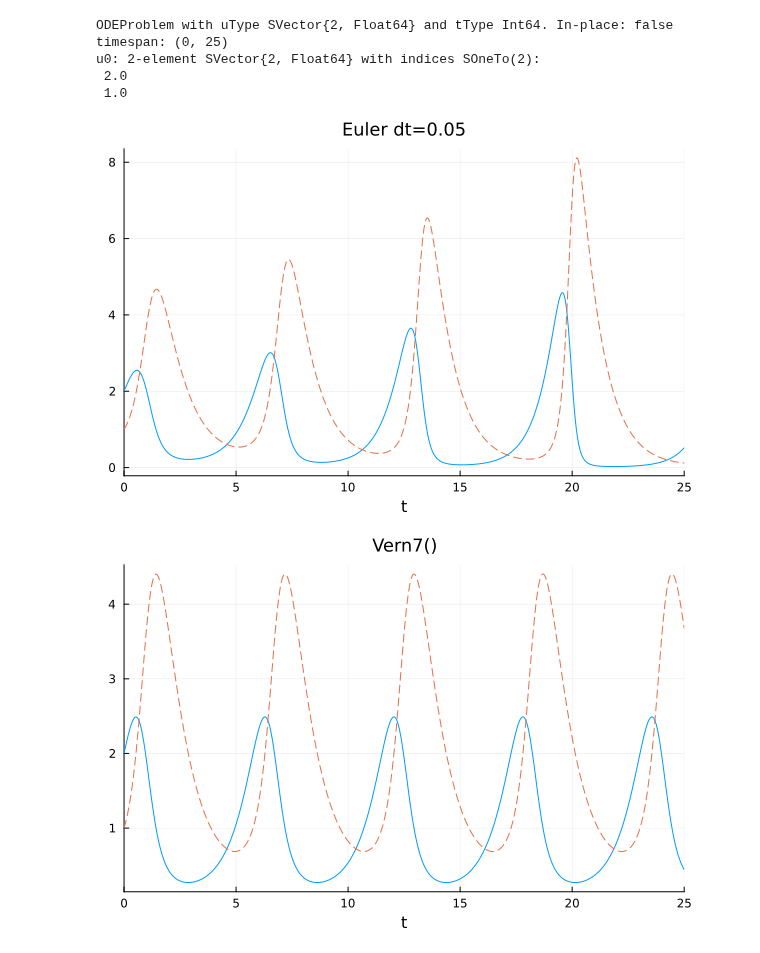
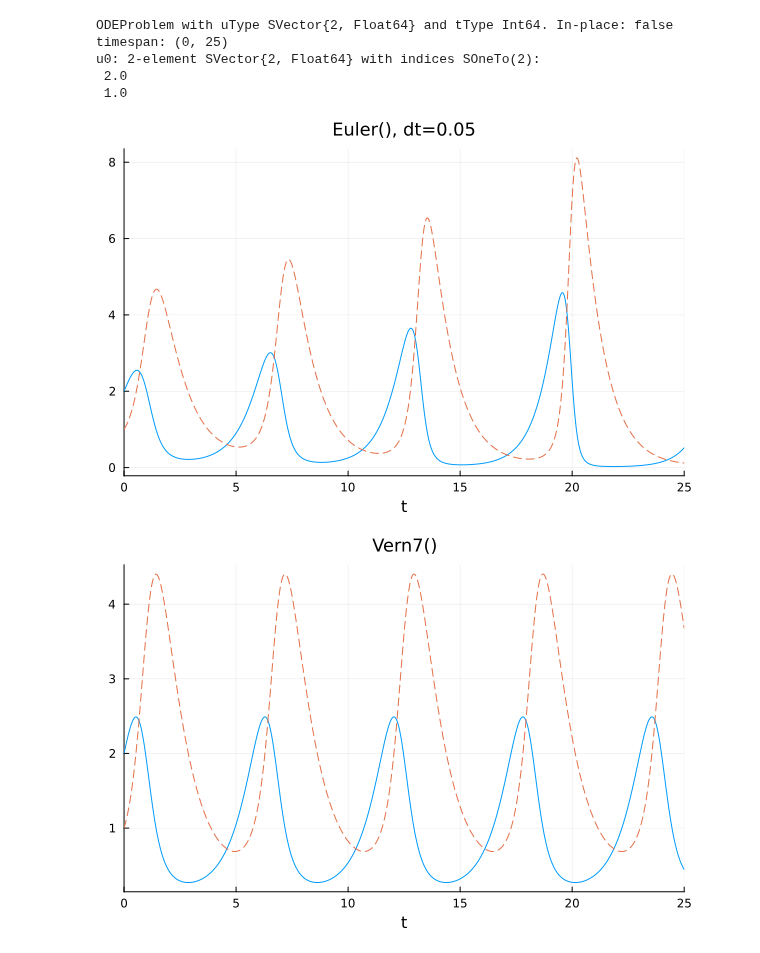
Before and after one commit to genkuroki/public, a Jupyter notebook: 0039/Lotka-Volterra.ipynb, the cells around one changed output. Drawn from its saved outputs; the diff is of its cells as text; code cells hidden in the pictures.

```diff
--- a/0039/Lotka-Volterra.ipynb
+++ b/0039/Lotka-Volterra.ipynb
@@ -30,9 +30,9 @@ u0: 2-element SVector{2, Float64} with indices SOneTo(2):
  1.0
 # %%
 sol = solve(prob, Euler(); dt=0.05)
-plot(sol; legend=false, ls=[:solid :dash], title="Euler dt=0.05")
+plot(sol; legend=false, ls=[:solid :dash], title="Euler(), dt=0.05")
 # %% [output]
-[figure, old version]
+[figure, new version]
 # %%
 sol = solve(prob, Vern7())
 plot(sol; legend=false, ls=[:solid :dash], title="Vern7()")
```
Also changed, not shown: parts of 1 cell of this notebook, 1 other file.
